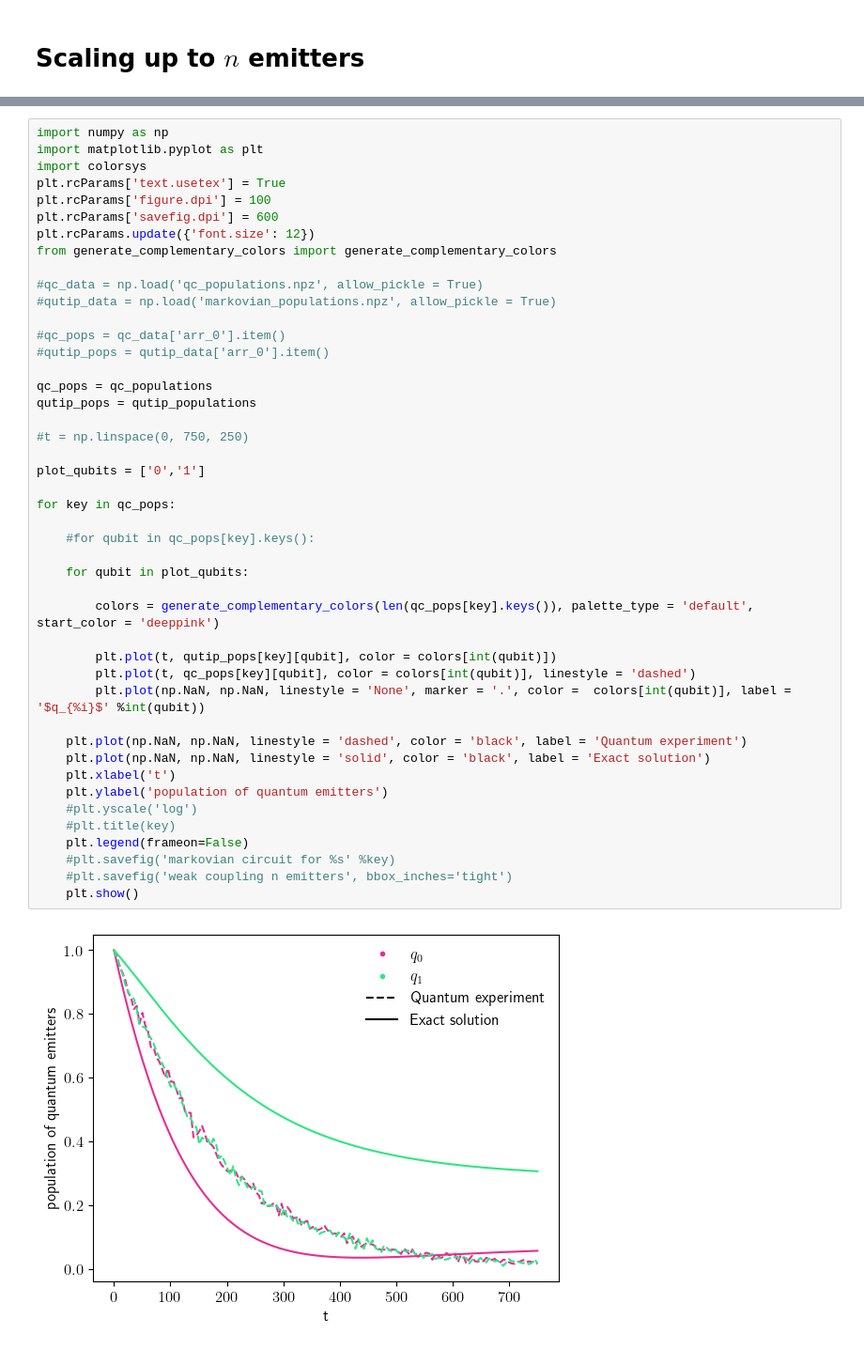
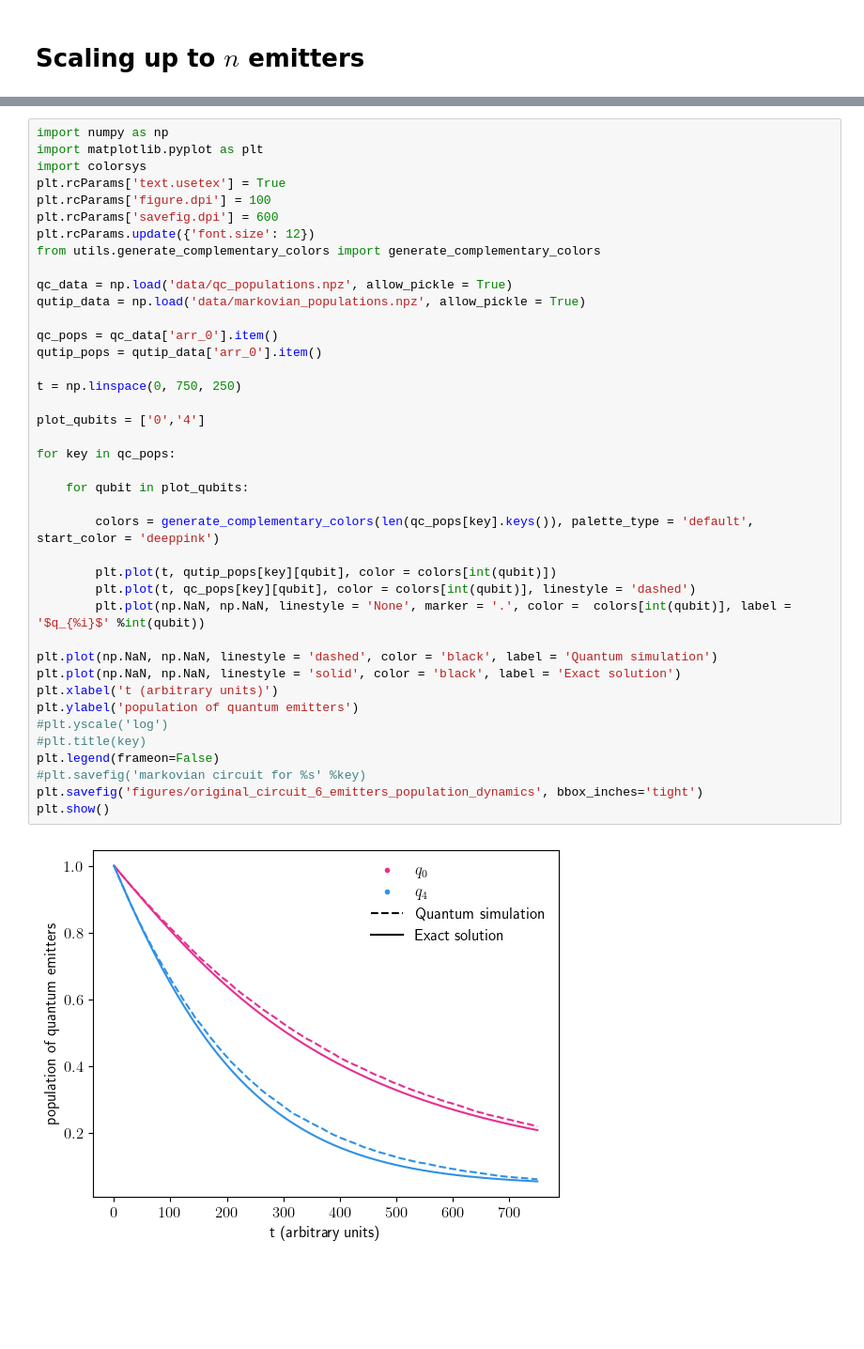
Before and after one commit to bentirher/dissipative-dynamics, a Jupyter notebook: scaling_up_to_n_emitters.ipynb, the cells around one changed output, grey strips where cells are left out. Shown at 94% size. Cells and saved outputs as stored; diff of their text form; blank space fills up the shorter version.

Commit message:
creation of scaling_up_to_n_emitters

```diff
--- a/scaling_up_to_n_emitters.ipynb
+++ b/scaling_up_to_n_emitters.ipynb
@@ -232,47 +312,42 @@ n = 2 finished!
 # %%
 import numpy as np
 import matplotlib.pyplot as plt
 import colorsys
 plt.rcParams['text.usetex'] = True
 plt.rcParams['figure.dpi'] = 100
 plt.rcParams['savefig.dpi'] = 600
 plt.rcParams.update({'font.size': 12})
-from generate_complementary_colors import generate_complementary_colors
+from utils.generate_complementary_colors import generate_complementary_colors
 
-#qc_data = np.load('qc_populations.npz', allow_pickle = True)
-#qutip_data = np.load('markovian_populations.npz', allow_pickle = True)
+qc_data = np.load('data/qc_populations.npz', allow_pickle = True)
+qutip_data = np.load('data/markovian_populations.npz', allow_pickle = True)
 
-#qc_pops = qc_data['arr_0'].item()
-#qutip_pops = qutip_data['arr_0'].item()
+qc_pops = qc_data['arr_0'].item()
+qutip_pops = qutip_data['arr_0'].item()
 
-qc_pops = qc_populations
-qutip_pops = qutip_populations
+t = np.linspace(0, 750, 250)
 
-#t = np.linspace(0, 750, 250)
-
-plot_qubits = ['0','1']
+plot_qubits = ['0','4']
 
 for key in qc_pops:
-
-    #for qubit in qc_pops[key].keys():
 
     for qubit in plot_qubits:
 
         colors = generate_complementary_colors(len(qc_pops[key].keys()), palette_type = 'default', start_color = 'deeppink')
 
         plt.plot(t, qutip_pops[key][qubit], color = colors[int(qubit)])
         plt.plot(t, qc_pops[key][qubit], color = colors[int(qubit)], linestyle = 'dashed')
         plt.plot(np.NaN, np.NaN, linestyle = 'None', marker = '.', color =  colors[int(qubit)], label = '$q_{%i}$' %int(qubit))
 
-    plt.plot(np.NaN, np.NaN, linestyle = 'dashed', color = 'black', label = 'Quantum experiment')
-    plt.plot(np.NaN, np.NaN, linestyle = 'solid', color = 'black', label = 'Exact solution')
-    plt.xlabel('t')
-    plt.ylabel('population of quantum emitters')
-    #plt.yscale('log')
-    #plt.title(key)
-    plt.legend(frameon=False)
-    #plt.savefig('markovian circuit for %s' %key)
-    #plt.savefig('weak coupling n emitters', bbox_inches='tight')
-    plt.show()
+plt.plot(np.NaN, np.NaN, linestyle = 'dashed', color = 'black', label = 'Quantum simulation')
+plt.plot(np.NaN, np.NaN, linestyle = 'solid', color = 'black', label = 'Exact solution')
+plt.xlabel('t (arbitrary units)')
+plt.ylabel('population of quantum emitters')
+#plt.yscale('log')
+#plt.title(key)
+plt.legend(frameon=False)
+#plt.savefig('markovian circuit for %s' %key)
+plt.savefig('figures/original_circuit_6_emitters_population_dynamics', bbox_inches='tight')
+plt.show()
 # %% [output]
-[figure, old version]
+[figure, new version]
```
Also changed, not shown: parts of 22 cells of this notebook.
